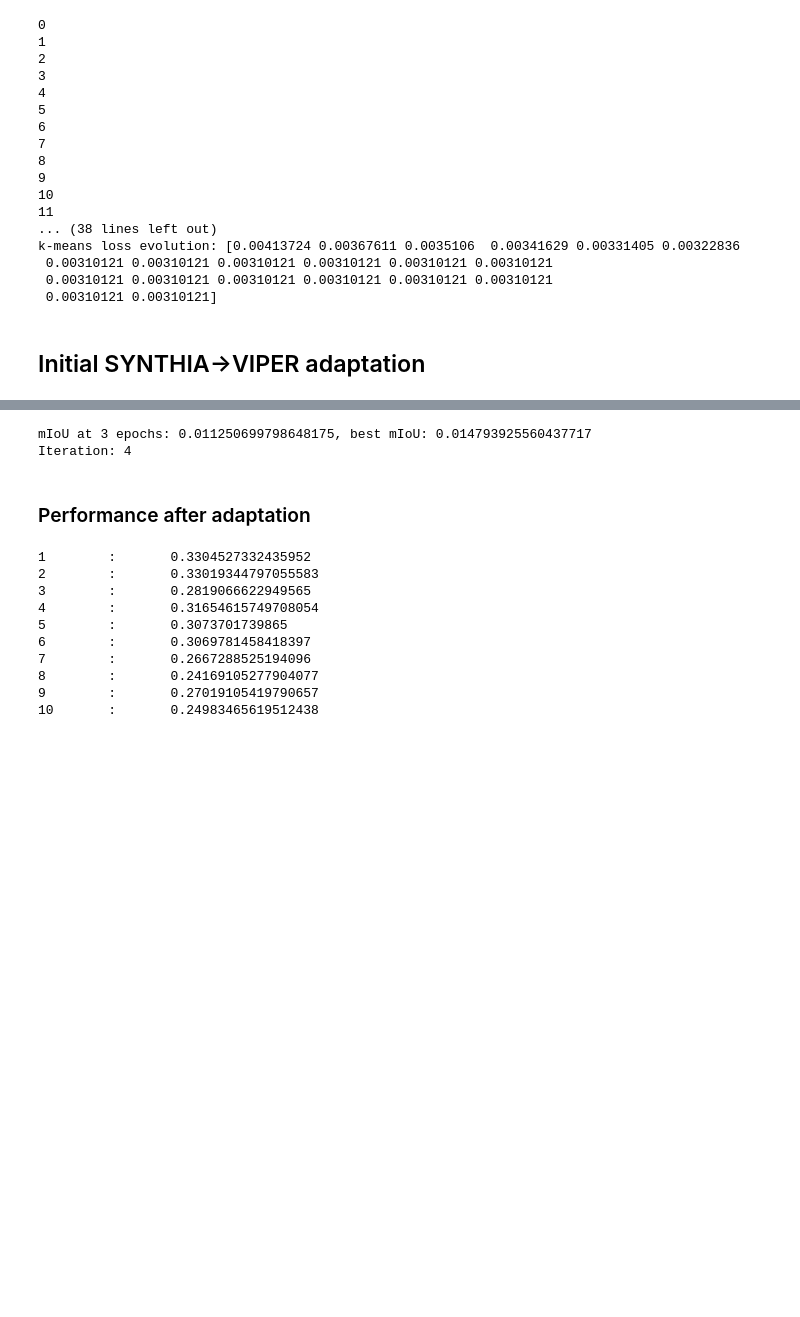
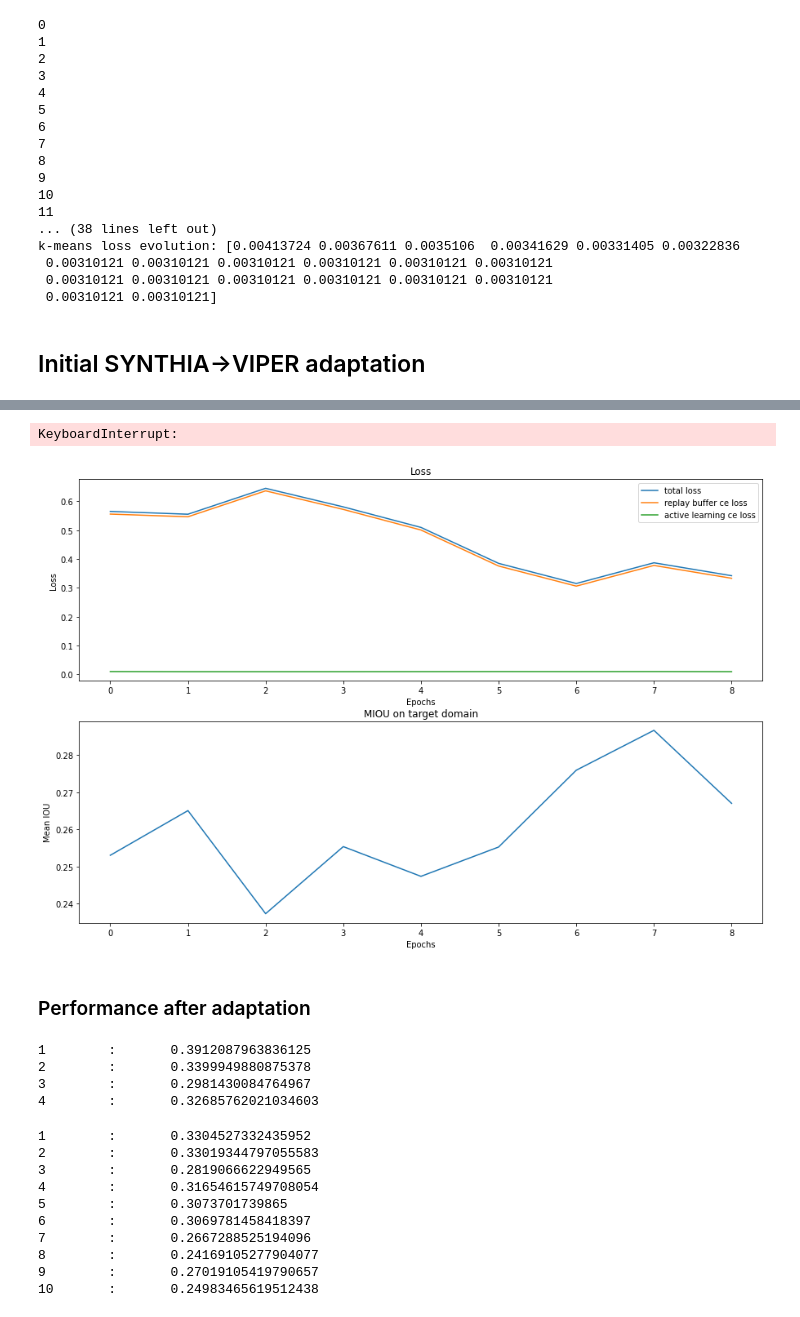
Before and after one commit to maoli131/accda, a Jupyter notebook: ACCDA.ipynb, the cells around one changed output, grey strips where cells are left out. Saved outputs shown, nothing was run; the diff lists cells and outputs as text; code cells hidden in the pictures; blank space fills up the shorter version.

```diff
--- a/ACCDA.ipynb
+++ b/ACCDA.ipynb
@@ -282,7 +282,7 @@ importlib.reload(utils)
 
 start_time = time.time()
 
-cit_cat_iou,cit_miou = utils.compute_miou(cityscapes_data_dir, combined_, data_utils_new.label_ids_13, 0)
+cit_cat_iou,cit_miou = utils.compute_miou(cityscapes_data_dir, combined_, data_utils_new.label_ids_13, [])
 
 for k in cit_cat_iou:
     print(k, cit_cat_iou[k])
@@ -404,8 +421,9 @@ Z_s = tf.keras.layers.Input(shape=(img_shape[0], img_shape[1], num_classes,) )
 X_labeled = tf.keras.layers.Input(shape=(img_shape[0], img_shape[1], 3,) )
 Y_s = tf.keras.backend.placeholder(shape=(None, img_shape[0], img_shape[1], num_classes), dtype='float32') # labels of input images oneHot
 Y_labeled = tf.keras.backend.placeholder(shape=(None, img_shape[0], img_shape[1], num_classes), dtype='float32') # labels of input images oneHot
-lambda1 = 0.1
-lambda2 = 0.9
+lambda1 = 1
+lambda2 = 5e-1
+lambda3 = 5e-1
 
 loss_function = losses.weighted_ce_loss(num_classes, 0)
 wce_loss_labeled = loss_function(Y_labeled, classifier(deeplabv3(X_labeled)), from_logits=False)
@@ -416,19 +434,23 @@ wce_loss_unlabeled = loss_function(Y_s, classifier(Z_s), from_logits=False)
 # matching_loss = wasserstein_utils.sWasserstein_hd(deeplabv3(X), deeplabv3(Z_s), theta, nclass=num_classes, Cp=None, Cq=None,)
 
 # Overall loss is a weighted combination of the losses
-# total_loss = lambda1 * wce_loss_unlabeled + lambda2 * matching_loss + lambda3 * wce_loss_labeled
+# total_loss = lambda1 * wce_loss_unlabeled + lambda2 * wce_loss_labeled + lambda3 * matching_loss
 total_loss = lambda1 * wce_loss_unlabeled + lambda2 * wce_loss_labeled
+# total_loss = lambda2 * wce_loss_labeled
 
 params = deeplabv3.trainable_weights + classifier.trainable_weights
 
 # Optimizer and training setup
-# opt = tf.keras.optimizers.Adam(lr=1e-4, epsilon=1e-6, decay=1e-6)
+opt = tf.keras.optimizers.Adam(lr=1e-4, epsilon=1e-6, decay=1e-6)
 # use SGD w/ weight decay
-opt = tfa.optimizers.SGDW(learning_rate=0.0001, momentum=0.9, weight_decay=2.0e-4, name='SGDW')
+# opt = tfa.optimizers.SGDW(learning_rate=0.0001, momentum=0.9, weight_decay=2.0e-4, name='SGDW')
 
 updates = opt.get_updates(total_loss, params)
-train = tf.keras.backend.function(inputs=[X, Z_s, Y_s, X_labeled, Y_labeled],
+train = tf.keras.backend.function(inputs=[X,  Z_s, Y_s, X_labeled, Y_labeled],
                                   outputs=[total_loss, wce_loss_labeled, wce_loss_unlabeled], updates=updates)
+
+# train = tf.keras.backend.function(inputs=[X, Z_s, Y_s, theta, X_labeled, Y_labeled],
+#                                   outputs=[total_loss, wce_loss_labeled, wce_loss_unlabeled, matching_loss], updates=updates)
 # %%
 # old loss function code
 # importlib.reload(wasserstein_utils)
@@ -640,3 +662,20 @@ k-means loss evolution: [0.00413724 0.00367611 0.0035106  0.00341629 0.00331405
  0.00310121 0.00310121]
 # %% [markdown]
 ## Initial SYNTHIA->VIPER adaptation
+# %%
+loss = []
+target_miou = []
+# load model weights
+# deeplabv3.load_weights('/global/cfs/cdirs/m3691/segmentation_datasets/fangjun/SYNTHIA_VIPER_COMBINED_13/vgg16_deeplabv3.h5')
+# classifier.load_weights('/global/cfs/cdirs/m3691/segmentation_datasets/fangjun/SYNTHIA_VIPER_COMBINED_13/vgg16_deeplabv3_classifier.h5')
+
+deeplabv3.load_weights('/global/cfs/cdirs/m3691/segmentation_datasets/tilek/mas3-continual_latest/weights/SYNTHIA_VIPER_DENSE_13_1/vgg16_deeplabv3_adapted.h5')
+classifier.load_weights('/global/cfs/cdirs/m3691/segmentation_datasets/tilek/mas3-continual_latest/weights/SYNTHIA_VIPER_DENSE_13_1/vgg16_deeplabv3_classifier_adapted.h5')
+
+print("Loaded model weights")
+
+# load replay buffer params
+means = np.load("/global/cfs/cdirs/m3691/segmentation_datasets/tilek/mas3-continual_latest/extras/means_1024x512_vgg16deeplabv3_SYNTHIA_VIPER_DENSE_13_1.npy")
+means = np.nan_to_num(means)
+covs = np.load("/global/cfs/cdirs/m3691/segmentation_datasets/tilek/mas3-continual_latest/extras/covs_1024x512_vgg16deeplabv3_SYNTHIA_VIPER_DENSE_13_1.npy")
+print("Loaded means and covariances for replay buffer")
@@ -643,4 +1507,7 @@ k-means loss evolution: [0.00413724 0.00367611 0.0035106  0.00341629 0.00331405
 # %%
+# active learning
+# w/o wasserstein loss
+# source clusters
 import math
 fig, ax=plt.subplots(2, figsize=(15,10))
 
@@ -651,6 +1518,7 @@ print("Loaded model weights")
 
 # load replay buffer params
 means = np.load("/global/cfs/cdirs/m3691/segmentation_datasets/tilek/mas3-continual_latest/extras/means_1024x512_vgg16deeplabv3_SYNTHIA_VIPER_DENSE_13_1.npy")
+means = np.nan_to_num(means)
 covs = np.load("/global/cfs/cdirs/m3691/segmentation_datasets/tilek/mas3-continual_latest/extras/covs_1024x512_vgg16deeplabv3_SYNTHIA_VIPER_DENSE_13_1.npy")
 print("Loaded means and covariances for replay buffer")
 
@@ -659,6 +1527,7 @@ batch_size = 20
 thres = .99
 epochs2 = 20
 epochstep = 2
+
 
 # active learning set up
 ncentroids = 10
@@ -718,7 +1587,7 @@ for itr in range(epochs2):
     Yembedlabels = Yembedlabels.reshape(-1, img_shape[0], img_shape[1])
     Yembedlabels = tf.keras.utils.to_categorical(Yembedlabels, num_classes=num_classes)
 
-    # theta_instance = tf.keras.backend.variable(wasserstein_utils.generateTheta(num_projections,num_classes))
+    theta_instance = tf.keras.backend.variable(wasserstein_utils.generateTheta(num_projections,num_classes))
 
     loss.append(train(inputs=[target_train_data, Yembed, Yembedlabels, X_labeled, Y_labeled]))
     miou = combined_.evaluate(X_eval, Y_eval, verbose=False)[-1] * 14/13
@@ -739,39 +1608,39 @@ for itr in range(epochs2):
             ll = np.asarray(loss)
             print(ll)
             ax[0].plot(ll[:,0], label='total loss')
-            ax[0].plot(ll[:,1], label='replay buffer ce loss')
+            ax[0].plot(ll[:,1] * lambda1, label='replay buffer ce loss')
             ax[0].plot(ll[:,2] * lambda2, label='active learning ce loss')
             ax[0].legend()
 
         ax[0].set_title("Loss")
         ax[0].set_xlabel("Epochs")
         ax[0].set_ylabel("Loss")
 
         if itr != 0:
             ax[1].clear()
             ax[1].plot(np.asarray(target_miou))
 
         ax[1].set_title("MIOU on target domain")
         ax[1].set_xlabel("Epochs")
         ax[1].set_ylabel("Mean IOU")
 
         display.display(plt.gcf())
         display.clear_output(wait=True)
 
         deeplabv3.save_weights(fn_w_adapted_dlv3)
         classifier.save_weights(fn_w_adapted_cls)
 
         time.sleep(1e-3)
 
     if itr == epochs2 - 1:
         # run for best epoch
         best_cat_iou, best_miou2 = utils.compute_miou(cityscapes_data_dir, best_combined, data_utils.label_ids_13, ids_to_ignore = all_selected_idx)
         for k in best_cat_iou:
             print(k, best_cat_iou[k])
         print(best_miou2)
 # %% [output]
-mIoU at 3 epochs: 0.011250699798648175, best mIoU: 0.014793925560437717
-Iteration: 4
+KeyboardInterrupt:
+[figure, added]
 # %% [markdown]
 ### Performance after adaptation
 # %%
@@ -884,6 +1753,28 @@ for k in source_cat_iou:
 print(source_miou)
 
 print('Computed ' + dataset + ' mIoU in', time.time() - start_time)
+# %%
+import utils
+importlib.reload(utils)
+
+deeplabv3.load_weights('/global/cfs/cdirs/m3691/segmentation_datasets/tilek/mas3-continual_latest/weights/SYNTHIA_VIPER_DENSE_13_1/vgg16_deeplabv3_adapted.h5')
+classifier.load_weights('/global/cfs/cdirs/m3691/segmentation_datasets/tilek/mas3-continual_latest/weights/SYNTHIA_VIPER_DENSE_13_1/vgg16_deeplabv3_classifier_adapted.h5')
+
+
+# deeplabv3.load_weights('/global/cfs/cdirs/m3691/segmentation_datasets/fangjun/SYNTHIA_VIPER_COMBINED_13/vgg16_deeplabv3.h5')
+# classifier.load_weights('/global/cfs/cdirs/m3691/segmentation_datasets/fangjun/SYNTHIA_VIPER_COMBINED_13/vgg16_deeplabv3_classifier.h5')
+
+for target_i in range(1,11):
+    target_data_dir = '/global/cfs/cdirs/m3691/segmentation_datasets/tilek/mas3-continual_latest/processed-data/1024x512/13_classes/VIPER_DENSE_SEQ/Sequence' + str(target_i).rjust(3, '0') + '/'
+    source_cat_iou,source_miou = utils.compute_miou(target_data_dir, combined_, data_utils.label_ids_13, [])
+    # for k in source_cat_iou:
+    #     print(k, source_cat_iou[k])
+    print(target_i, '\t : \t', source_miou)
+# %% [output]
+1        :       0.3912087963836125
+2        :       0.3399949880875378
+3        :       0.2981430084764967
+4        :       0.32685762021034603
 # %%
 import utils
 importlib.reload(utils)
```
Also changed, not shown: parts of 13 cells of this notebook.
